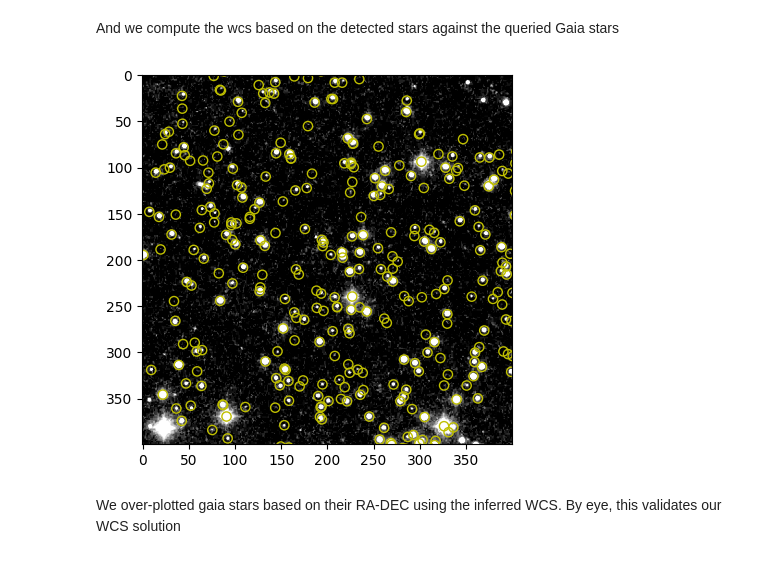
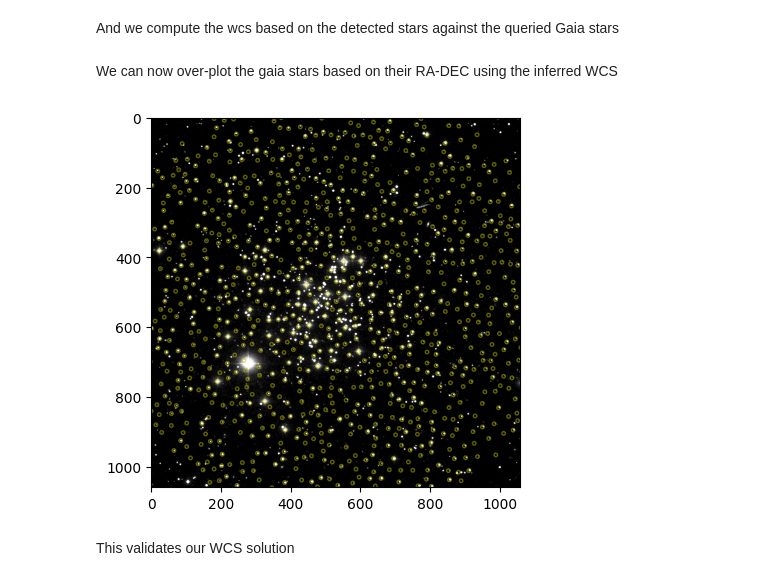
Before and after one commit to lgrcia/twirl, a Jupyter notebook: docs/ipynb/wcs.ipynb, the cells around one changed output. Cells and saved outputs as stored; diff of their text form; code cells hidden in the pictures.

```diff
--- a/docs/ipynb/wcs.ipynb
+++ b/docs/ipynb/wcs.ipynb
@@ -59,21 +58,27 @@ center = true_wcs.pixel_to_world(*np.array(data.shape) / 2)
 We query the Gaia stars RA-DEC in this field (a bit larger to have more stars)
 # %%
 from twirl import gaia_radecs
+from twirl.geometry import sparsify
 
 all_radecs = gaia_radecs(center, 1.2 * fov)
+
+# we only keep stars 0.01 degree apart from each other
+all_radecs = sparsify(all_radecs, 0.01)
 # %% [markdown]
 And we compute the wcs based on the detected stars against the queried Gaia stars
 # %%
 from twirl import compute_wcs
 
 # we only keep the 12 brightest stars from gaia
-wcs = compute_wcs(xy, all_radecs[0:12], tolerance=10)
-
-# plotting to check the WCS
-radecs_xy = np.array(wcs.world_to_pixel_values(all_radecs))
-plt.imshow(data, vmin=np.median(data), vmax=1.5 * np.median(data), cmap="Greys_r")
-_ = CircularAperture(radecs_xy, 5).plot(color="y")
+wcs = compute_wcs(xy, all_radecs[0:30], tolerance=10)
-# %% [output]
-[figure, removed]
-# %% [markdown]
-We over-plotted gaia stars based on their RA-DEC using the inferred WCS. By eye, this validates our WCS solution
+# %% [markdown]
+We can now over-plot the gaia stars based on their RA-DEC using the inferred WCS
+# %%
+# plotting to check the WCS
+radecs_xy = np.array(wcs.world_to_pixel_values(all_radecs))
+plt.imshow(data, vmin=np.median(data), vmax=3 * np.median(data), cmap="Greys_r")
+_ = CircularAperture(radecs_xy, 5).plot(color="y", alpha=0.5)
+# %% [output]
+[figure, added]
+# %% [markdown]
+This validates our WCS solution
```
Also changed, not shown: parts of 4 cells of this notebook, 1 other file.
